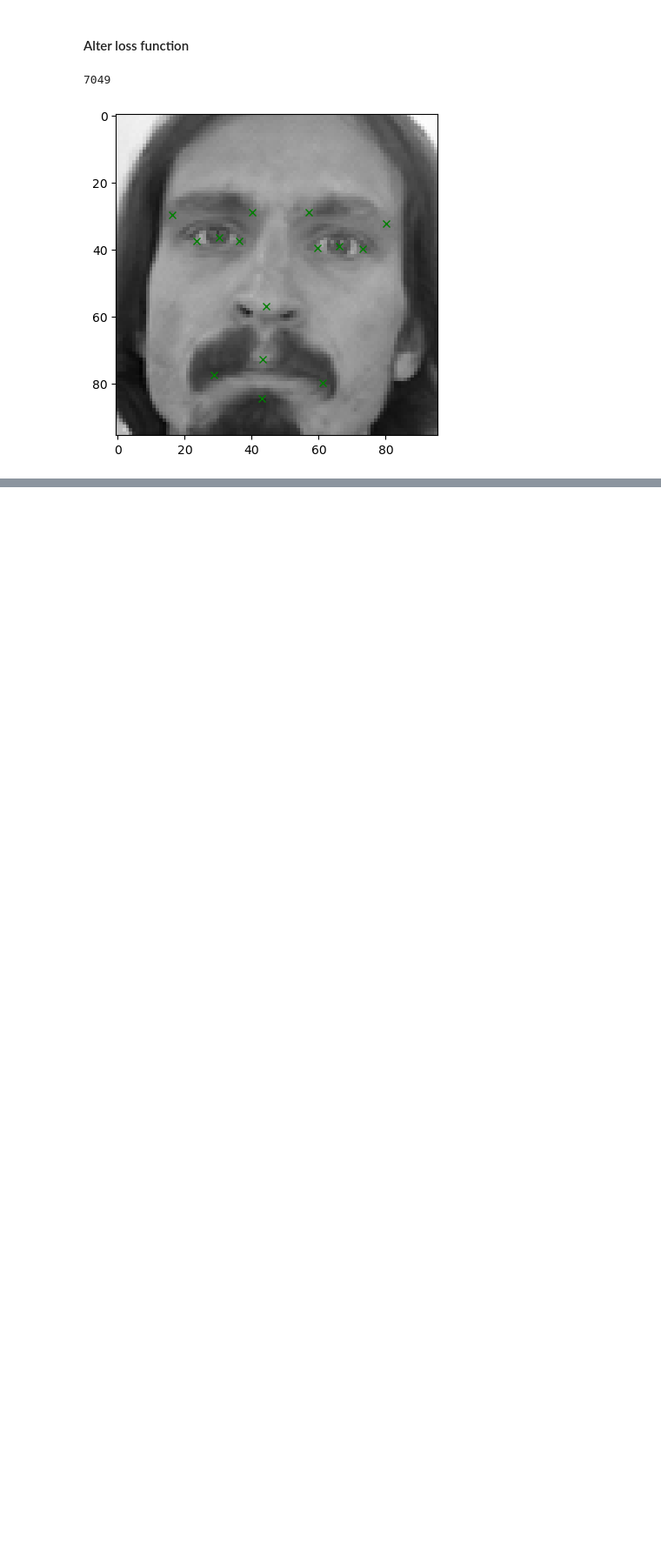
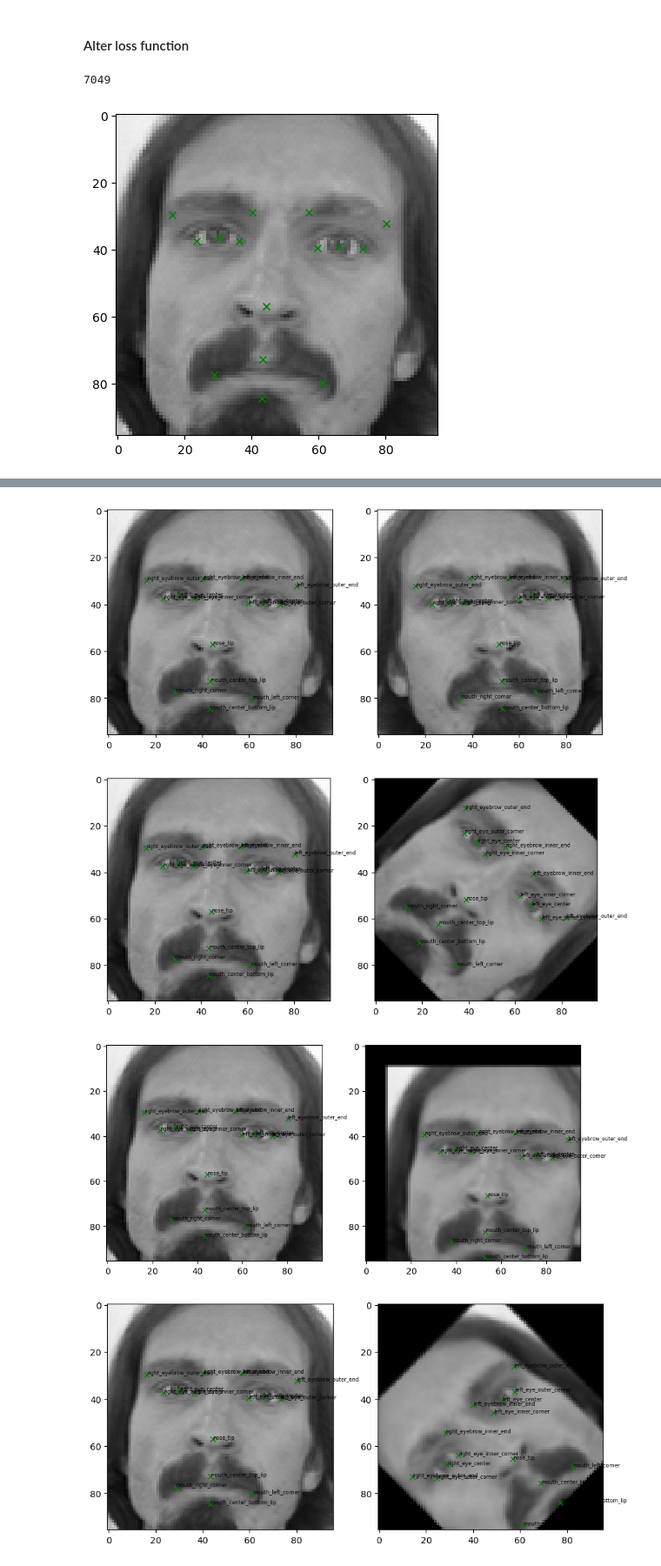
Before and after one commit to WJakubowsk/facial_keypoints_detection, a Jupyter notebook: notebooks/krzysztof.ipynb, the cells around one changed output, grey strips where cells are left out. Shown at 87% size. Saved outputs shown, nothing was run; the diff lists cells and outputs as text; code cells hidden in the pictures; blank space fills up the shorter version.

```diff
--- a/notebooks/krzysztof.ipynb
+++ b/notebooks/krzysztof.ipynb
@@ -160,3 +156,10 @@ dtypes: float64(1), int64(2), object(1)
 memory usage: 847.8+ KB
 # %% [markdown]
 ## Preprocessing
+# %%
+preprocessor_train = Preprocessor(df_train)
+preprocessor_test = Preprocessor(df_test)
+# %%
+print('Preprocessing train dataset..')
+preprocessor_train.preprocess_dataset()
+df_train = preprocessor_train.df
@@ -229,0 +257,53 @@ class MyToTensor(object):
+# %%
+image, keypoints = datapoint["image"], datapoint["keypoints"]
+keypoints_columns = df_train.columns[:-1]
+random_flip = ImageFlip(probability_threshold=1.0)
+random_rotation = ImageRotation(angle=45, probability_threshold=1.0)
+random_translation = ImageTranslation(translation_params = (0.1, 0.1), probability_threshold=1.0)
+random_brightness = ImageBrightness(brightness=0.2, probability_threshold=1.0)
+random_sharpening = ImageSharpening(probability_threshold=1.0)
+random_blurring = ImageBlurring(ksize = (5, 5), probability_threshold=1.0)
+random_edge_sharpening = EdgeDetection(probability_threshold=1.0)
+
+transform_flip = random_flip(datapoint)
+transform_rotation = random_rotation(datapoint)
+transform_translation = random_translation(datapoint)
+transform_combined = random_flip(random_rotation(random_translation(datapoint)))
+transform_brightness = random_brightness(datapoint)
+transform_sharpening = random_sharpening(datapoint)
+transform_blurring = random_blurring(datapoint)
+transform_edge_sharpening = random_edge_sharpening(datapoint)
+
+transforms_list = [transform_flip, transform_rotation, transform_translation, transform_combined, transform_brightness, transform_sharpening,
+                   transform_blurring, transform_edge_sharpening]
+
+for transformed_image_with_keypoints in transforms_list:
+    transformed_image = transformed_image_with_keypoints["image"]
+    transformed_keypoints = transformed_image_with_keypoints["keypoints"]
+
+    fig = plt.figure(figsize=(10, 20))
+    # Plot original image
+    fig.add_subplot(1, 2, 1)
+    plt.imshow(image, cmap='gray')
+    for i, keypoint_name in enumerate(keypoints_columns[::2]):
+        plt.annotate(keypoint_name[:-2],
+                     (keypoints[2 * i], keypoints[2 * i + 1]),
+                     fontsize='xx-small')
+    plt.plot(keypoints.reshape((15, 2))[:, 0],
+             keypoints.reshape((15, 2))[:, 1], 'gx')
+    # Plot flipped image
+    fig.add_subplot(1, 2, 2)
+    plt.imshow(transformed_image, cmap='gray')
+    for i, keypoint_name in enumerate(keypoints_columns[::2]):
+        plt.annotate(keypoint_name[:-2],
+                     (transformed_keypoints[2 * i], transformed_keypoints[2 * i + 1]),
+                     fontsize='xx-small')
+    plt.plot(transformed_keypoints.reshape((15, 2))[:, 0],
+             transformed_keypoints.reshape((15, 2))[:, 1], 'gx')
+
+    plt.show()
+# %% [output]
+[figure, added]
+[figure, added]
+[figure, added]
+[figure, added]
```
Also changed, not shown: parts of 40 cells of this notebook.
